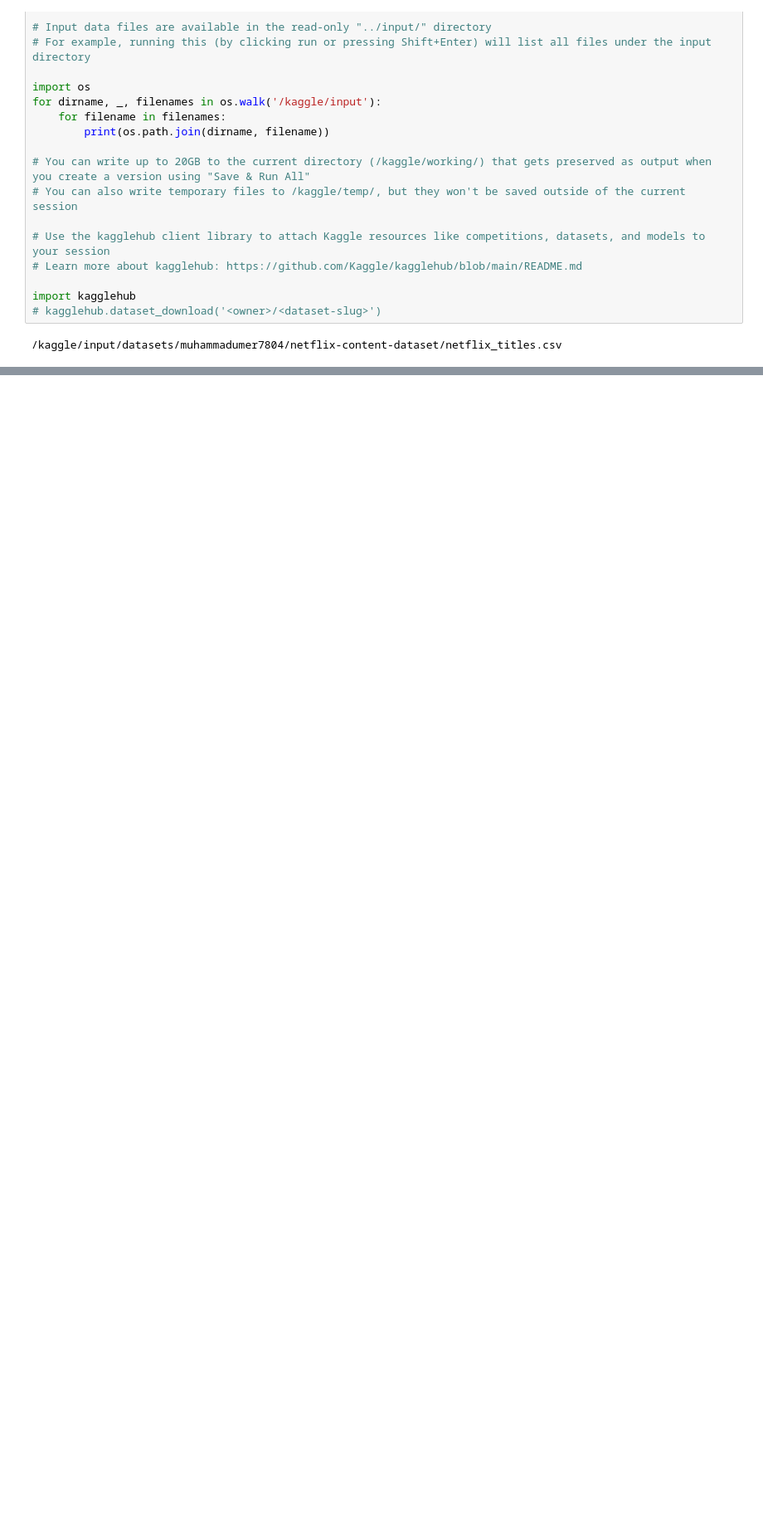
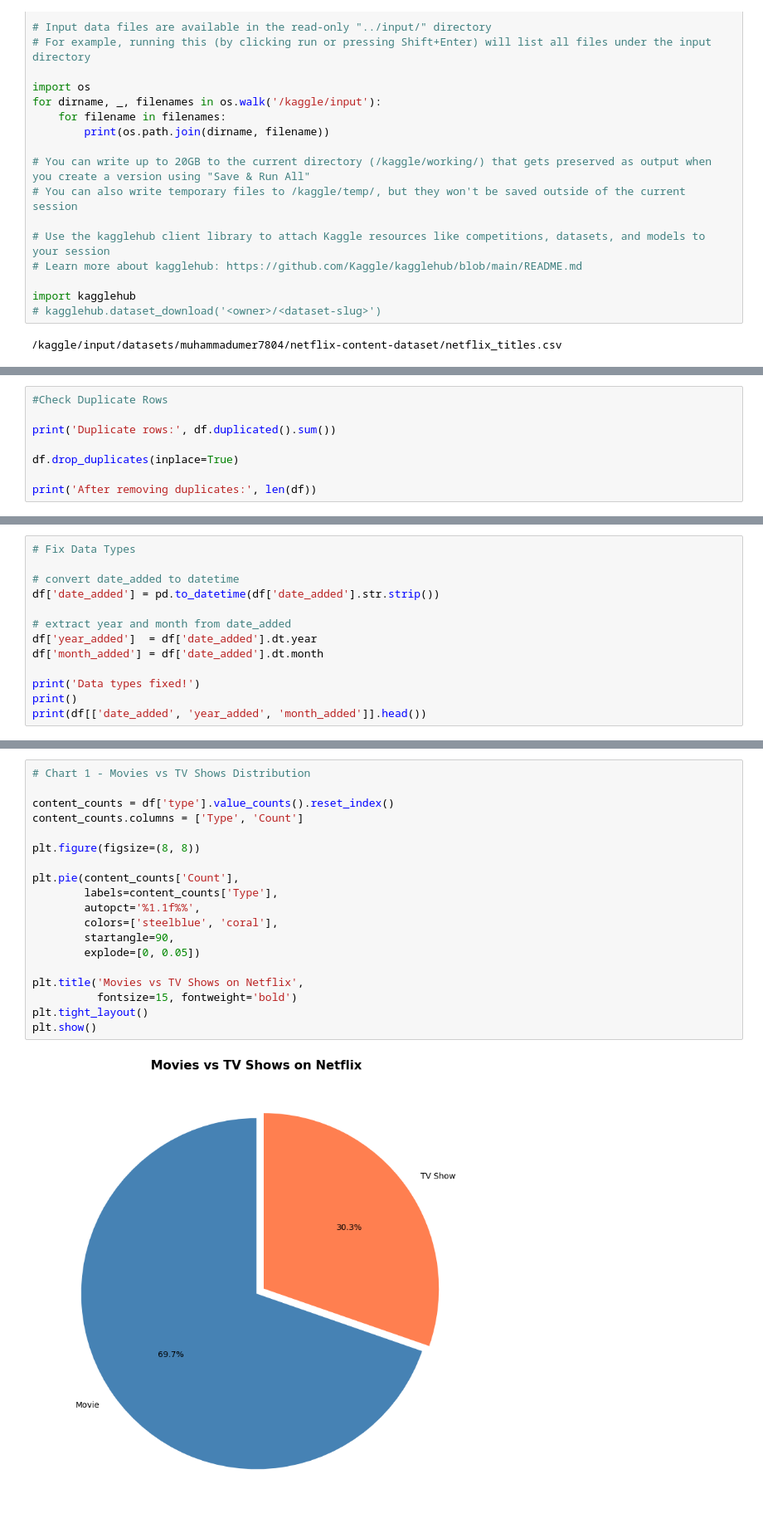
Before and after one commit to AiWriter404/Netflix_Content_Analysis, a Jupyter notebook: Netflix_Content_Analysis.ipynb, the cells around one changed output, grey strips where cells are left out. Shown at 83% size. Drawn from its saved outputs; the diff is of its cells as text; blank space fills up the shorter version.

Commit message:
Kaggle Notebook | Netflix_Content_Analysis | Version 1

```diff
--- a/Netflix_Content_Analysis.ipynb
+++ b/Netflix_Content_Analysis.ipynb
@@ -26,0 +167,8 @@ import kagglehub
+# %%
+#Check Duplicate Rows
+
+print('Duplicate rows:', df.duplicated().sum())
+
+df.drop_duplicates(inplace=True)
+
+print('After removing duplicates:', len(df))
@@ -26,0 +180,13 @@ import kagglehub
+# %%
+# Fix Data Types
+
+# convert date_added to datetime
+df['date_added'] = pd.to_datetime(df['date_added'].str.strip())
+
+# extract year and month from date_added
+df['year_added']  = df['date_added'].dt.year
+df['month_added'] = df['date_added'].dt.month
+
+print('Data types fixed!')
+print()
+print(df[['date_added', 'year_added', 'month_added']].head())
@@ -26,0 +237,21 @@ import kagglehub
+# %%
+# Chart 1 - Movies vs TV Shows Distribution
+
+content_counts = df['type'].value_counts().reset_index()
+content_counts.columns = ['Type', 'Count']
+
+plt.figure(figsize=(8, 8))
+
+plt.pie(content_counts['Count'],
+        labels=content_counts['Type'],
+        autopct='%1.1f%%',
+        colors=['steelblue', 'coral'],
+        startangle=90,
+        explode=[0, 0.05])
+
+plt.title('Movies vs TV Shows on Netflix',
+          fontsize=15, fontweight='bold')
+plt.tight_layout()
+plt.show()
+# %% [output]
+[figure, added]
```
Also changed, not shown: parts of 24 cells of this notebook.
